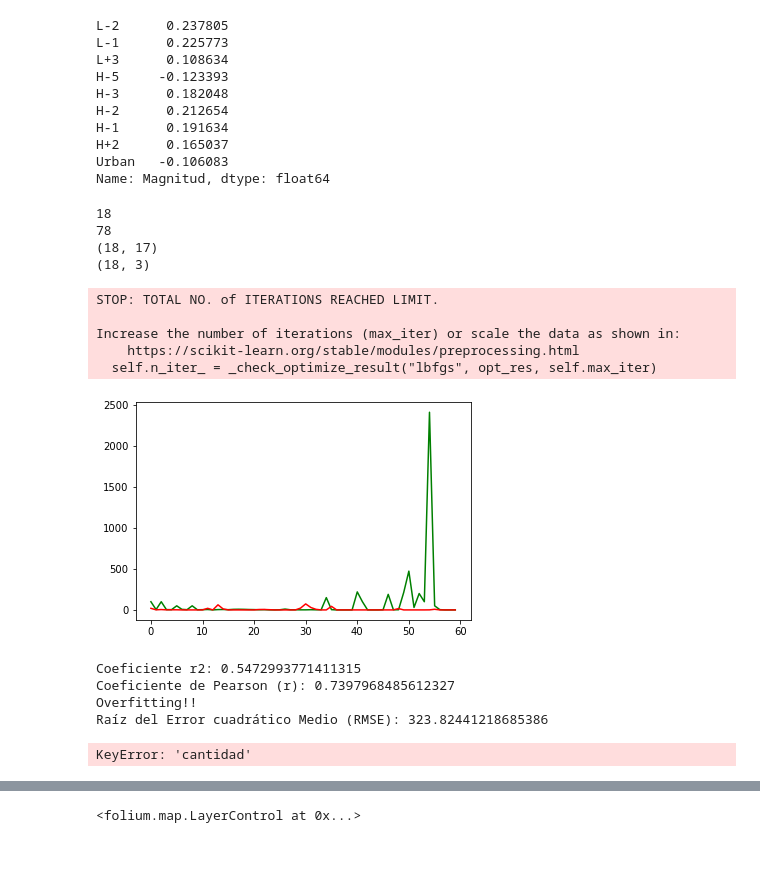
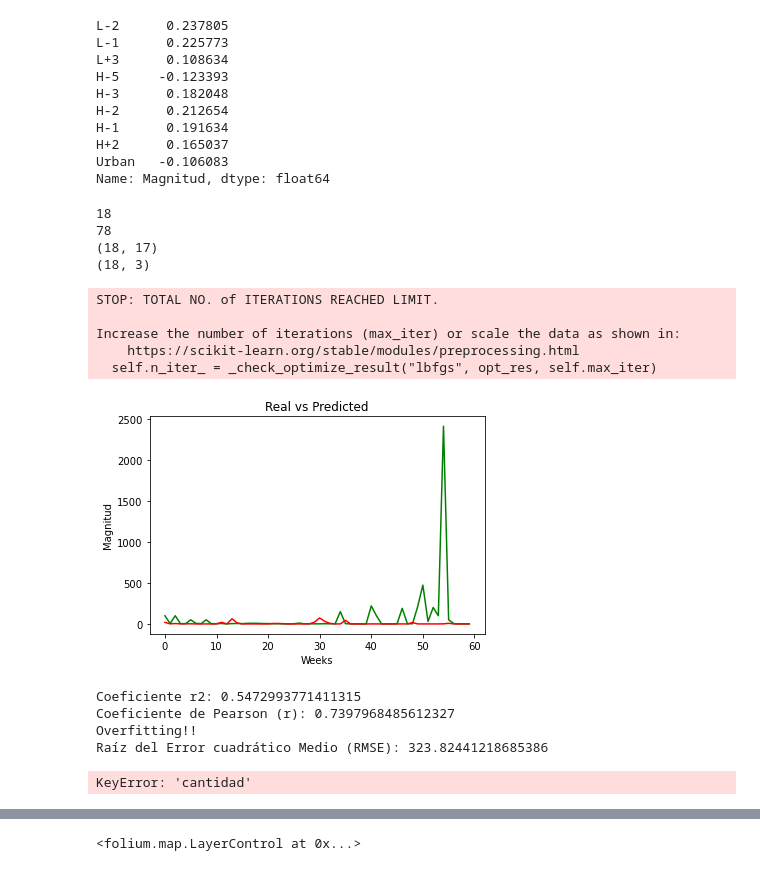
Before and after one commit to happystep/BigDataFinalProject, a Jupyter notebook: experiment.ipynb, the cells around one changed output, grey strips where cells are left out. Saved outputs shown, nothing was run; the diff lists cells and outputs as text; code cells hidden in the pictures.

```diff
--- a/experiment.ipynb
+++ b/experiment.ipynb
@@ -314,34 +314,37 @@ model = MLPRegressor(hidden_layer_sizes=(100), max_iter=10,
 
 model.fit(x, y['Magnitud'])
 y_pred = model.predict(x_val)
 y_pred[y_pred < 0] = 0 # La NN puede lanzar valores negativos, normalizar a 0 esos casos
 
 # graficar serie real y predicción
 semanas = range(total-n)
 plt.plot(semanas, y_val, color='green') # REAL
 plt.plot(semanas, y_pred, color='red') # PREDICCION
+plt.xlabel('Weeks')
+plt.ylabel('Magnitud')
+plt.title('Real vs Predicted')
 plt.show()
 
 # calcular coeficiente r2 y pearson
 print("Coeficiente r2: " + str(model.score(x, y)))
 print("Coeficiente de Pearson (r): " + str(sqrt(model.score(x, y))))
 print("Overfitting!!")
 
 # calcular root mean square error (RMSE)
 print("Raíz del Error cuadrático Medio (RMSE): " + str(sqrt(mean_squared_error(y_val, y_pred))))
 print("Media de Cantidad: " + str(y_val['cantidad'].mean()))
 print("% de error: " + str(sqrt(mean_squared_error(y_val, y_pred)) / y_val['cantidad'].mean()))
 # %% [output]
 18
 78
 (18, 17)
 (18, 3)
 STOP: TOTAL NO. of ITERATIONS REACHED LIMIT.
 
 Increase the number of iterations (max_iter) or scale the data as shown in:
     https://scikit-learn.org/stable/modules/preprocessing.html
   self.n_iter_ = _check_optimize_result("lbfgs", opt_res, self.max_iter)
-[figure, old version]
+[figure, new version]
 Coeficiente r2: 0.5472993771411315
 Coeficiente de Pearson (r): 0.7397968485612327
 Overfitting!!
```
Also changed, not shown: parts of 1 cell of this notebook.
